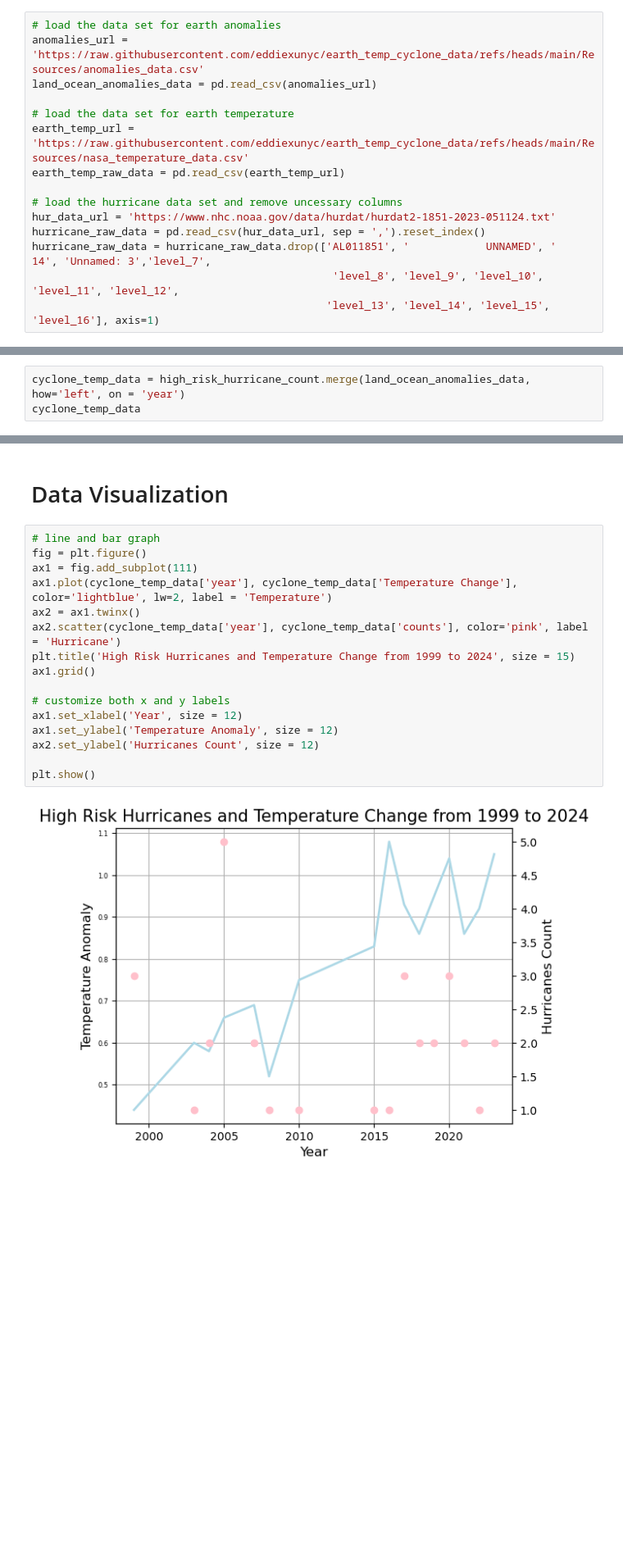
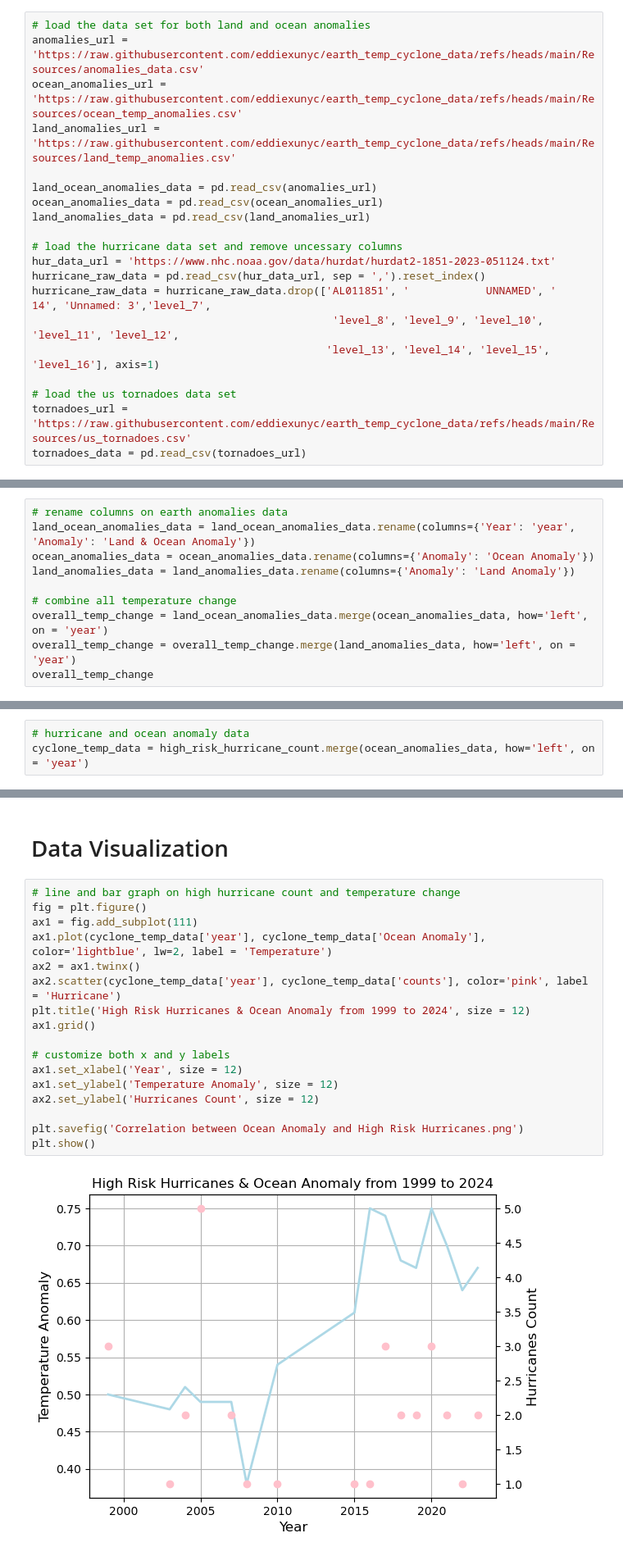
Before and after one commit to eddiexunyc/earth_temp_cyclone_data, a Jupyter notebook: DATA608_Assignment_5_Eddie_Xu.ipynb, the cells around one changed output, grey strips where cells are left out. Shown: that part at 82% size. Cells and saved outputs as stored; diff of their text form; blank space fills up the shorter version.

```diff
--- a/DATA608_Assignment_5_Eddie_Xu.ipynb
+++ b/DATA608_Assignment_5_Eddie_Xu.ipynb
@@ -14,13 +14,14 @@ import seaborn as sns
 # %% [markdown]
 # Data Preparation
 # %%
-# load the data set for earth anomalies
+# load the data set for both land and ocean anomalies
 anomalies_url = 'https://raw.githubusercontent.com/eddiexunyc/earth_temp_cyclone_data/refs/heads/main/Resources/anomalies_data.csv'
+ocean_anomalies_url = 'https://raw.githubusercontent.com/eddiexunyc/earth_temp_cyclone_data/refs/heads/main/Resources/ocean_temp_anomalies.csv'
+land_anomalies_url = 'https://raw.githubusercontent.com/eddiexunyc/earth_temp_cyclone_data/refs/heads/main/Resources/land_temp_anomalies.csv'
+
 land_ocean_anomalies_data = pd.read_csv(anomalies_url)
-
-# load the data set for earth temperature
-earth_temp_url = 'https://raw.githubusercontent.com/eddiexunyc/earth_temp_cyclone_data/refs/heads/main/Resources/nasa_temperature_data.csv'
-earth_temp_raw_data = pd.read_csv(earth_temp_url)
+ocean_anomalies_data = pd.read_csv(ocean_anomalies_url)
+land_anomalies_data = pd.read_csv(land_anomalies_url)
 
 # load the hurricane data set and remove uncessary columns
 hur_data_url = 'https://www.nhc.noaa.gov/data/hurdat/hurdat2-1851-2023-051124.txt'
@@ -28,6 +29,10 @@ hurricane_raw_data = pd.read_csv(hur_data_url, sep = ',').reset_index()
 hurricane_raw_data = hurricane_raw_data.drop(['AL011851', '            UNNAMED', '     14', 'Unnamed: 3','level_7',
                                                'level_8', 'level_9', 'level_10', 'level_11', 'level_12',
                                               'level_13', 'level_14', 'level_15', 'level_16'], axis=1)
+
+# load the us tornadoes data set
+tornadoes_url = 'https://raw.githubusercontent.com/eddiexunyc/earth_temp_cyclone_data/refs/heads/main/Resources/us_tornadoes.csv'
+tornadoes_data = pd.read_csv(tornadoes_url)
 # %% [markdown]
 The hurricane data is sourced from NOAA Hurricane Database and is unstructured. Because of that, it needs to be transformed before loading it for data analysis and visualization. The anomalies data will be also be cleansed as well.
 # %%
@@ -93,0 +96,10 @@ land_ocean_anomalies_data = land_ocean_anomalies_data.rename(columns={'Year': 'y
+# %%
+# rename columns on earth anomalies data
+land_ocean_anomalies_data = land_ocean_anomalies_data.rename(columns={'Year': 'year', 'Anomaly': 'Land & Ocean Anomaly'})
+ocean_anomalies_data = ocean_anomalies_data.rename(columns={'Anomaly': 'Ocean Anomaly'})
+land_anomalies_data = land_anomalies_data.rename(columns={'Anomaly': 'Land Anomaly'})
+
+# combine all temperature change
+overall_temp_change = land_ocean_anomalies_data.merge(ocean_anomalies_data, how='left', on = 'year')
+overall_temp_change = overall_temp_change.merge(land_anomalies_data, how='left', on = 'year')
+overall_temp_change
@@ -94,3 +154,3 @@ land_ocean_anomalies_data = land_ocean_anomalies_data.rename(columns={'Year': 'y
 # %%
-cyclone_temp_data = high_risk_hurricane_count.merge(land_ocean_anomalies_data, how='left', on = 'year')
-cyclone_temp_data
+# hurricane and ocean anomaly data
+cyclone_temp_data = high_risk_hurricane_count.merge(ocean_anomalies_data, how='left', on = 'year')
@@ -115,20 +157,21 @@ cyclone_temp_data
 # %% [markdown]
 # Data Visualization
 # %%
-# line and bar graph
+# line and bar graph on high hurricane count and temperature change
 fig = plt.figure()
 ax1 = fig.add_subplot(111)
-ax1.plot(cyclone_temp_data['year'], cyclone_temp_data['Temperature Change'], color='lightblue', lw=2, label = 'Temperature')
+ax1.plot(cyclone_temp_data['year'], cyclone_temp_data['Ocean Anomaly'], color='lightblue', lw=2, label = 'Temperature')
 ax2 = ax1.twinx()
 ax2.scatter(cyclone_temp_data['year'], cyclone_temp_data['counts'], color='pink', label = 'Hurricane')
-plt.title('High Risk Hurricanes and Temperature Change from 1999 to 2024', size = 15)
+plt.title('High Risk Hurricanes & Ocean Anomaly from 1999 to 2024', size = 12)
 ax1.grid()
 
 # customize both x and y labels
 ax1.set_xlabel('Year', size = 12)
 ax1.set_ylabel('Temperature Anomaly', size = 12)
 ax2.set_ylabel('Hurricanes Count', size = 12)
 
+plt.savefig('Correlation between Ocean Anomaly and High Risk Hurricanes.png')
 plt.show()
 # %% [output]
-[figure, old version]
+[figure, new version]
```
Also changed, not shown: parts of 6 cells of this notebook, 6 other files.
